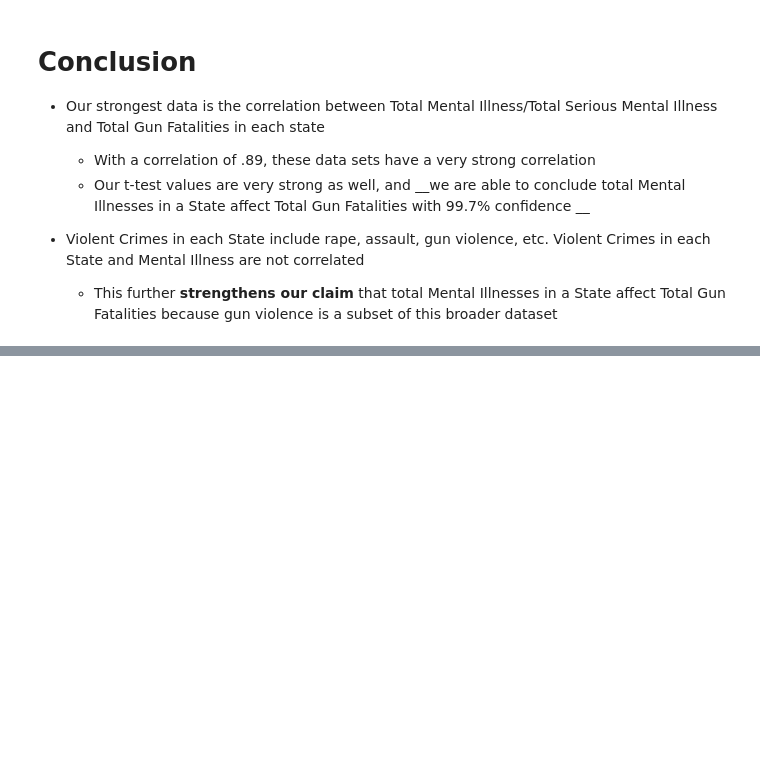
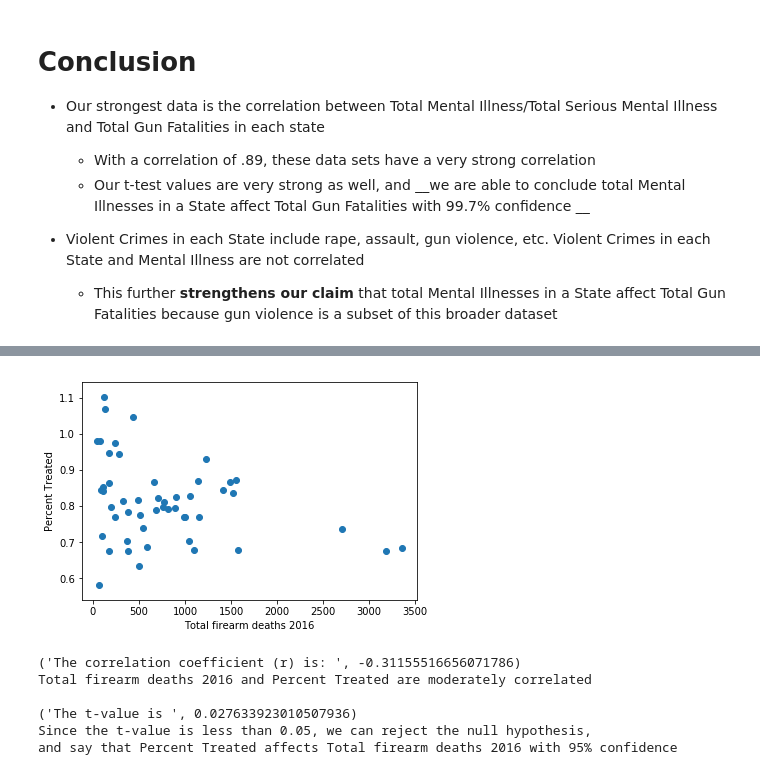
Before and after one commit to KennySitu/Team_Two_But_-1_In_Standings, a Jupyter notebook: Correlation/Correlations.ipynb, the cells around one changed output, grey strips where cells are left out. Drawn from its saved outputs; the diff is of its cells as text; code cells hidden in the pictures; blank space fills up the shorter version.

```diff
--- a/Correlation/Correlations.ipynb
+++ b/Correlation/Correlations.ipynb
@@ -251,11 +251,11 @@ def correlation(gun_df, mental_df, gun_item, mental_item):
 
 
     print ('The correlation coefficient (r) is: ', coef[0])
-    if(coef[0]>=0.5):
+    if(coef[0]>=0.5 or coef[0]<= -0.5):
         print ('%s and %s are strongly correlated') %(gun_item, mental_item)
-    elif(coef[0]>=0.25):
+    elif(coef[0]>=0.25 or coef[0]<= -0.25):
         print ('%s and %s are moderately correlated') %(gun_item, mental_item)
-    elif(coef[0]<0.3):
+    elif(coef[0]<0.25 or coef[0]> -0.25):
         print ('%s and %s are loosely/not correlated') %(gun_item, mental_item)
 
 
@@ -420,0 +422,19 @@ __correlation(gunshot_data_fetch(), mental_to_float(),
+# %%
+import pandas
+
+df_mh_new = mental_to_float()
+df_div = df_mh_new['Received Mental Health Services ']/df_mh_new['Any Mental Illness']
+d = list(df_div)
+
+df_div = pandas.DataFrame(d,columns=['Percent Treated'])
+# %%
+correlation(gunshot_data_fetch(), df_div,
+            'Total firearm deaths 2016', 'Percent Treated')
+# %% [output]
+[figure, added]
+('The correlation coefficient (r) is: ', -0.31155516656071786)
+Total firearm deaths 2016 and Percent Treated are moderately correlated
+
+('The t-value is ', 0.027633923010507936)
+Since the t-value is less than 0.05, we can reject the null hypothesis,
+and say that Percent Treated affects Total firearm deaths 2016 with 95% confidence
```
Also changed, not shown: parts of 2 cells of this notebook.
